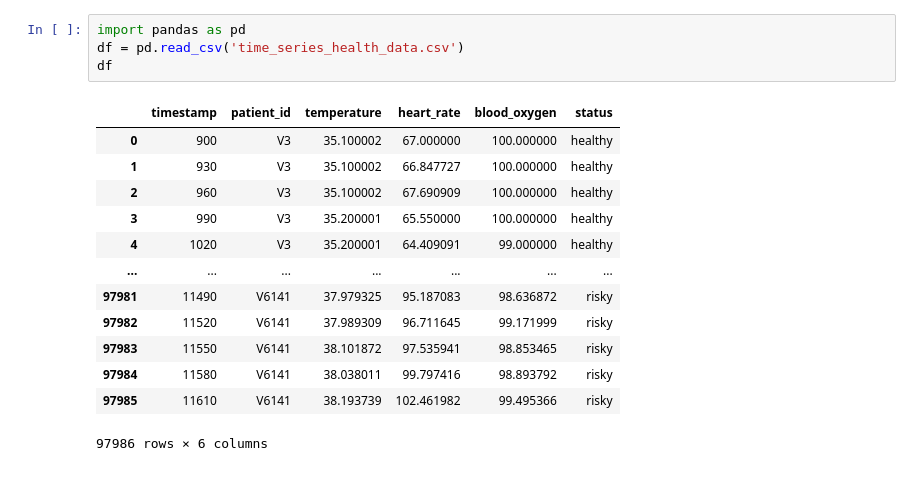
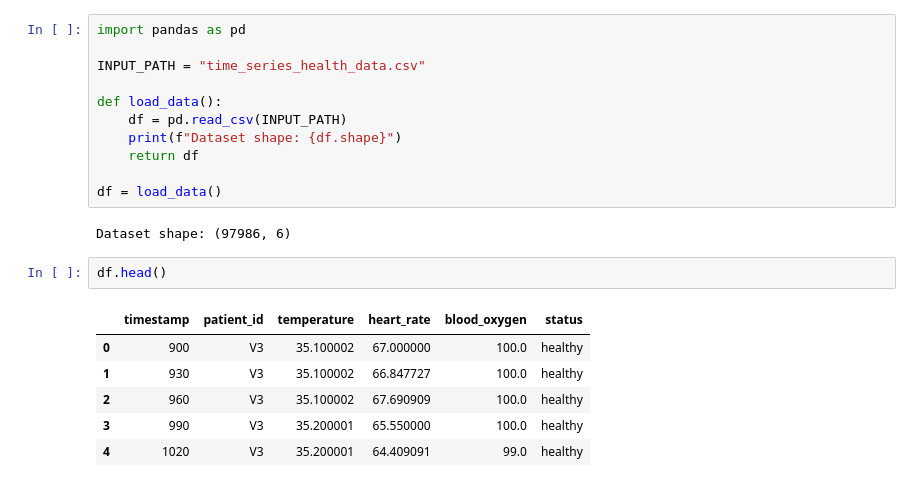
Before and after one commit to HadiGhavi/Keeping-Elderly-People-at-Home-IOT-project, a Jupyter notebook: ClassificationAlgorithm/test.ipynb, the cells around one changed output. Saved outputs shown, nothing was run; the diff lists cells and outputs as text.

```diff
--- a/ClassificationAlgorithm/test.ipynb
+++ b/ClassificationAlgorithm/test.ipynb
@@ -1,18 +1,22 @@
 # %%
 import pandas as pd
-df = pd.read_csv('time_series_health_data.csv')
-df
+
+INPUT_PATH = "time_series_health_data.csv"
+
+def load_data():
+    df = pd.read_csv(INPUT_PATH)
+    print(f"Dataset shape: {df.shape}")
+    return df
+
+df = load_data()
 # %% [output]
-|  | timestamp | patient_id | temperature | heart_rate | blood_oxygen | status |
-| 0 | 900 | V3 | 35.100002 | 67.000000 | 100.000000 | healthy |
-| 1 | 930 | V3 | 35.100002 | 66.847727 | 100.000000 | healthy |
-| 2 | 960 | V3 | 35.100002 | 67.690909 | 100.000000 | healthy |
-| 3 | 990 | V3 | 35.200001 | 65.550000 | 100.000000 | healthy |
-| 4 | 1020 | V3 | 35.200001 | 64.409091 | 99.000000 | healthy |
-| ... | ... | ... | ... | ... | ... | ... |
-| 97981 | 11490 | V6141 | 37.979325 | 95.187083 | 98.636872 | risky |
-| 97982 | 11520 | V6141 | 37.989309 | 96.711645 | 99.171999 | risky |
-| 97983 | 11550 | V6141 | 38.101872 | 97.535941 | 98.853465 | risky |
-| 97984 | 11580 | V6141 | 38.038011 | 99.797416 | 98.893792 | risky |
-| 97985 | 11610 | V6141 | 38.193739 | 102.461982 | 99.495366 | risky |
-97986 rows × 6 columns
+Dataset shape: (97986, 6)
+# %%
+df.head()
+# %% [output]
+|  | timestamp | patient_id | temperature | heart_rate | blood_oxygen | status |
+| 0 | 900 | V3 | 35.100002 | 67.000000 | 100.0 | healthy |
+| 1 | 930 | V3 | 35.100002 | 66.847727 | 100.0 | healthy |
+| 2 | 960 | V3 | 35.100002 | 67.690909 | 100.0 | healthy |
+| 3 | 990 | V3 | 35.200001 | 65.550000 | 100.0 | healthy |
+| 4 | 1020 | V3 | 35.200001 | 64.409091 | 99.0 | healthy |
```
Also changed, not shown: parts of 9 cells of this notebook, 2 other files.
